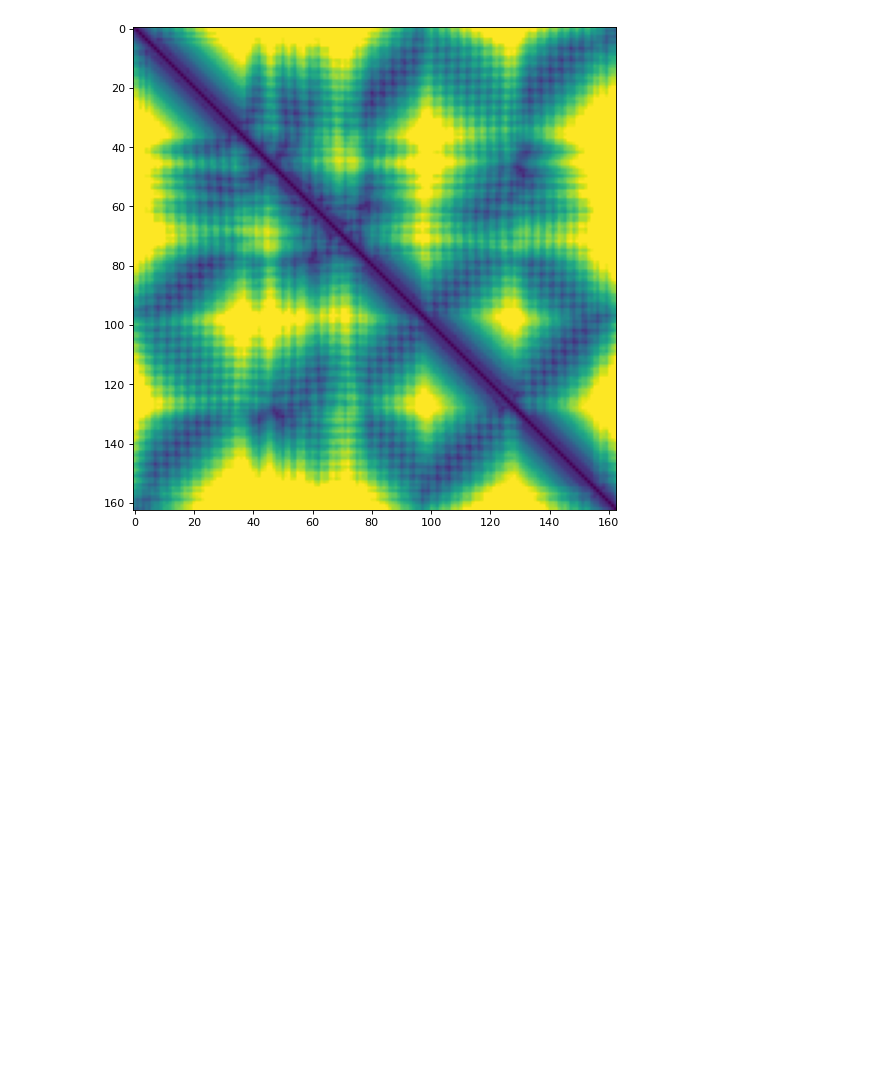
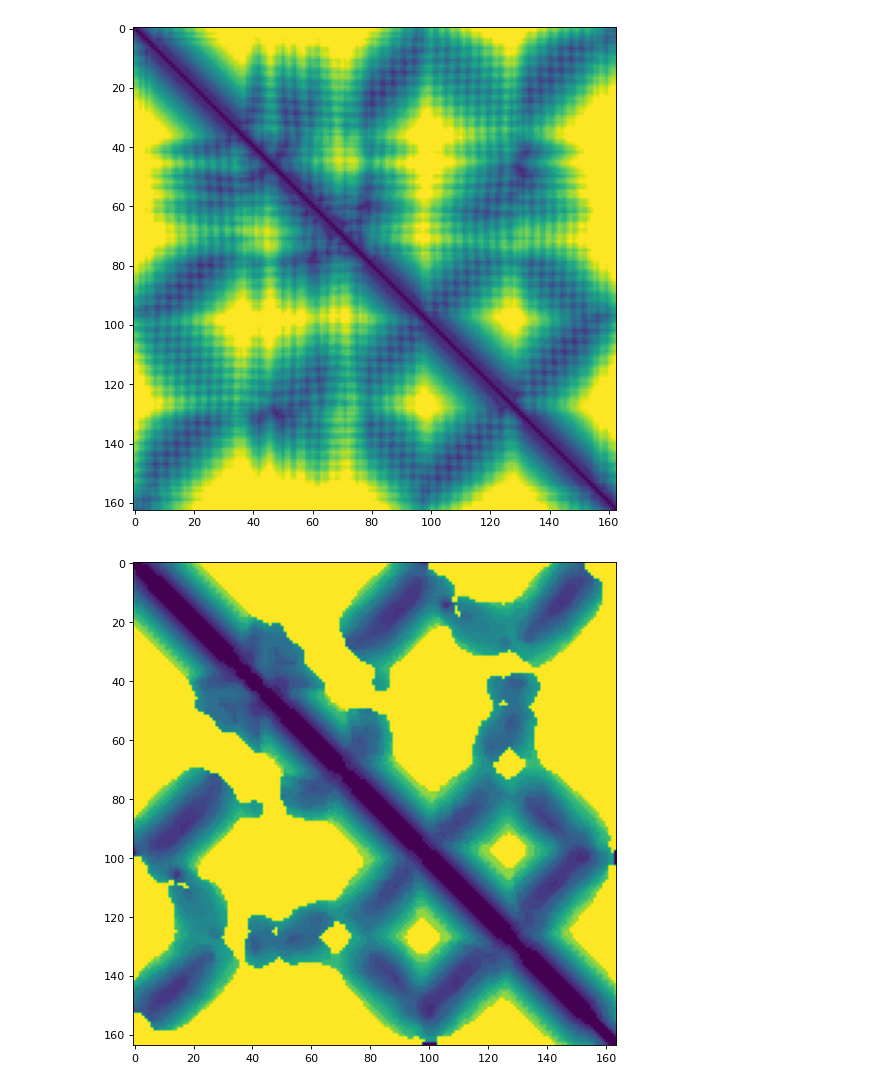
Before and after one commit to ychuhp/scoring_random_omega, a Jupyter notebook: Untitled.ipynb, the cells around one changed output. Saved outputs shown, nothing was run; the diff lists cells and outputs as text; code cells hidden in the pictures; blank space fills up the shorter version.

```diff
--- a/Untitled.ipynb
+++ b/Untitled.ipynb
@@ -176,3 +174,10 @@ import torch
 util.plot_image( torch.load('af2_distm/dist') )
 # %% [output]
 [figure]
+# %%
+x = torch.load('confidence_mask')
+x = torch.load('dist')
+#x
+util.plot_image(x)
+# %% [output]
+[figure, added]
```
Also changed, not shown: parts of 3 cells of this notebook, 17 other files.
